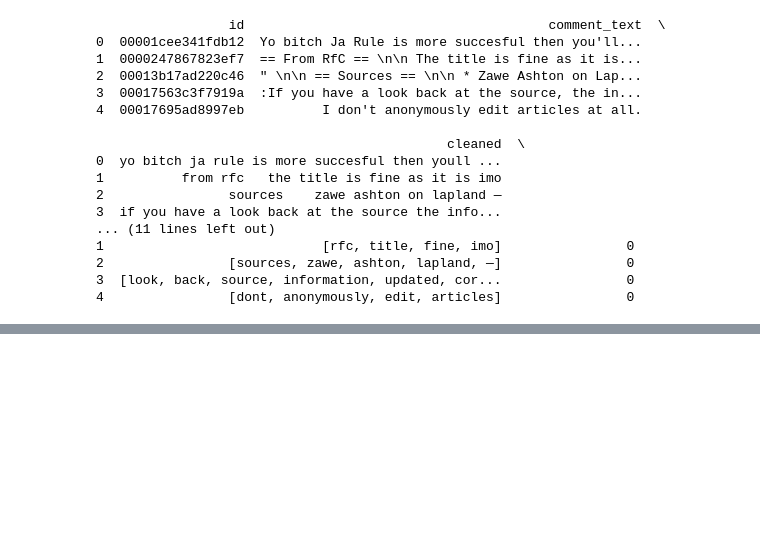
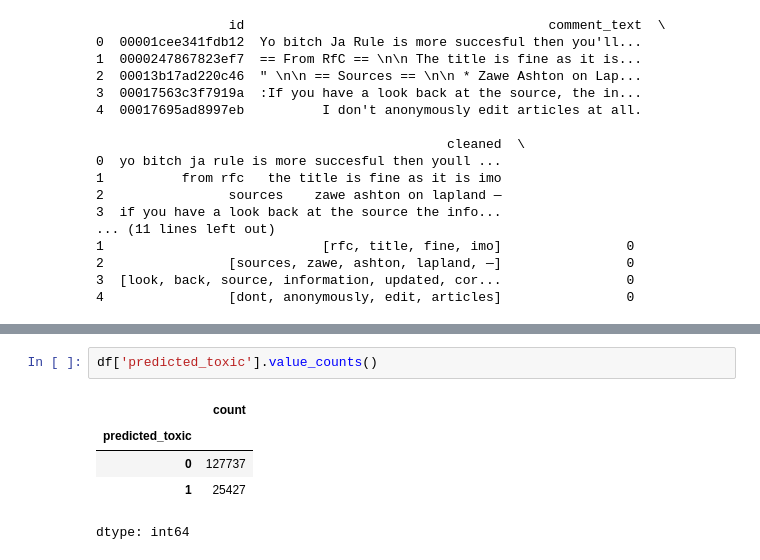
Before and after one commit to Shalu31/comment_toxicity, a Jupyter notebook: commenttoxicity.ipynb, the cells around one changed output, grey strips where cells are left out. Saved outputs shown, nothing was run; the diff lists cells and outputs as text; blank space fills up the shorter version.

```diff
--- a/commenttoxicity.ipynb
+++ b/commenttoxicity.ipynb
@@ -288,0 +324,8 @@ print(test.head())
+# %%
+df['predicted_toxic'].value_counts()
+# %% [output]
+|  | count |
+| predicted_toxic |  |
+| 0 | 127737 |
+| 1 | 25427 |
+dtype: int64
```
Also changed, not shown: parts of 4 cells of this notebook.
